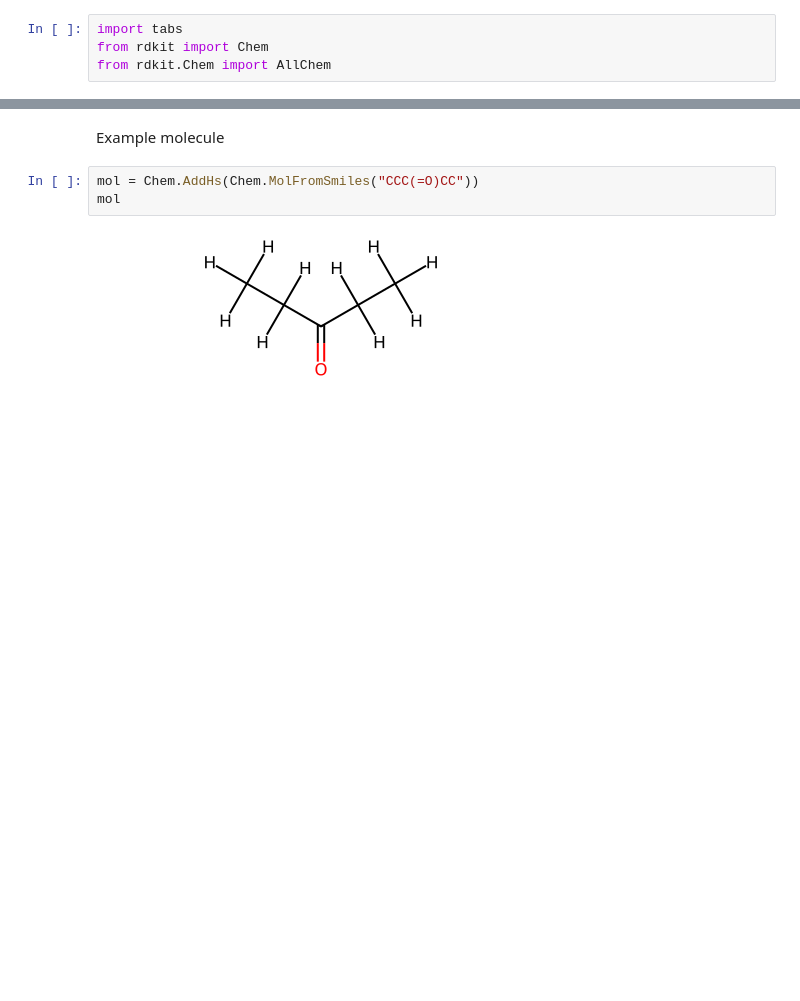
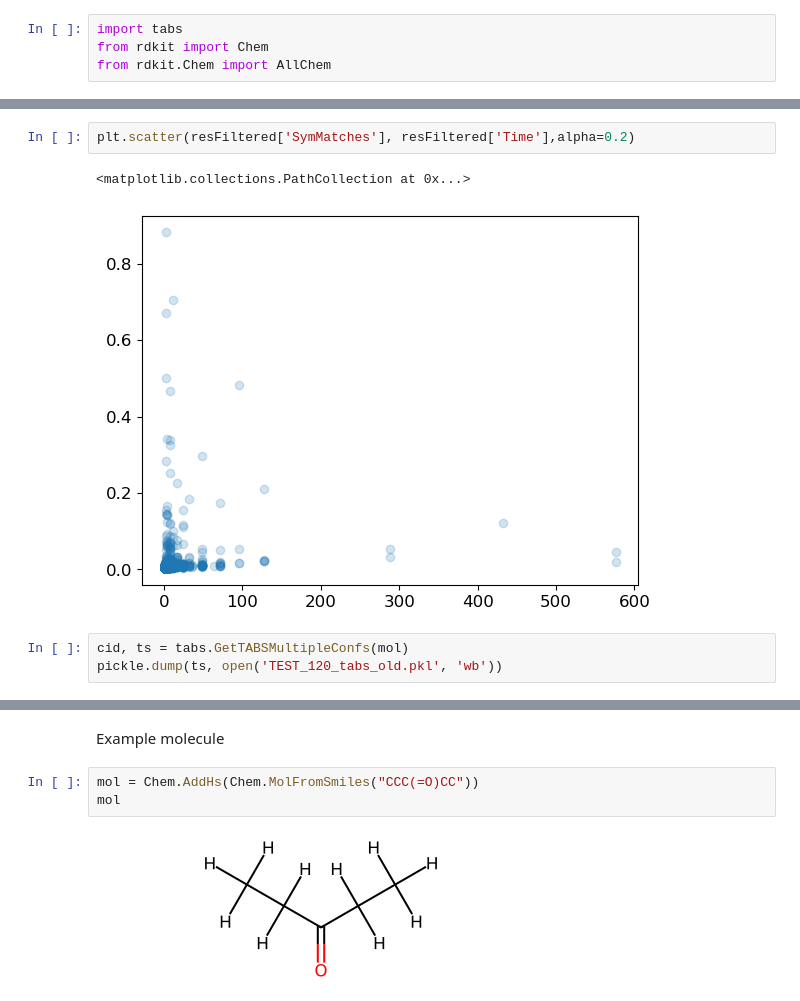
Before and after one commit to rinikerlab/TorsionAngularBinStrings, a Jupyter notebook: Demos/AnalyzeConformerEnsembles.ipynb, the cells around one changed output, grey strips where cells are left out. Drawn from its saved outputs; the diff is of its cells as text; blank space fills up the shorter version.

```diff
--- a/Demos/AnalyzeConformerEnsembles.ipynb
+++ b/Demos/AnalyzeConformerEnsembles.ipynb
@@ -4,0 +82,8 @@ from rdkit.Chem import AllChem
+# %%
+plt.scatter(resFiltered['SymMatches'], resFiltered['Time'],alpha=0.2)
+# %% [output]
+<matplotlib.collections.PathCollection at 0x...>
+[figure, added]
+# %%
+cid, ts = tabs.GetTABSMultipleConfs(mol)
+pickle.dump(ts, open('TEST_120_tabs_old.pkl', 'wb'))
```
Also changed, not shown: parts of 18 cells of this notebook, 20 other files.
